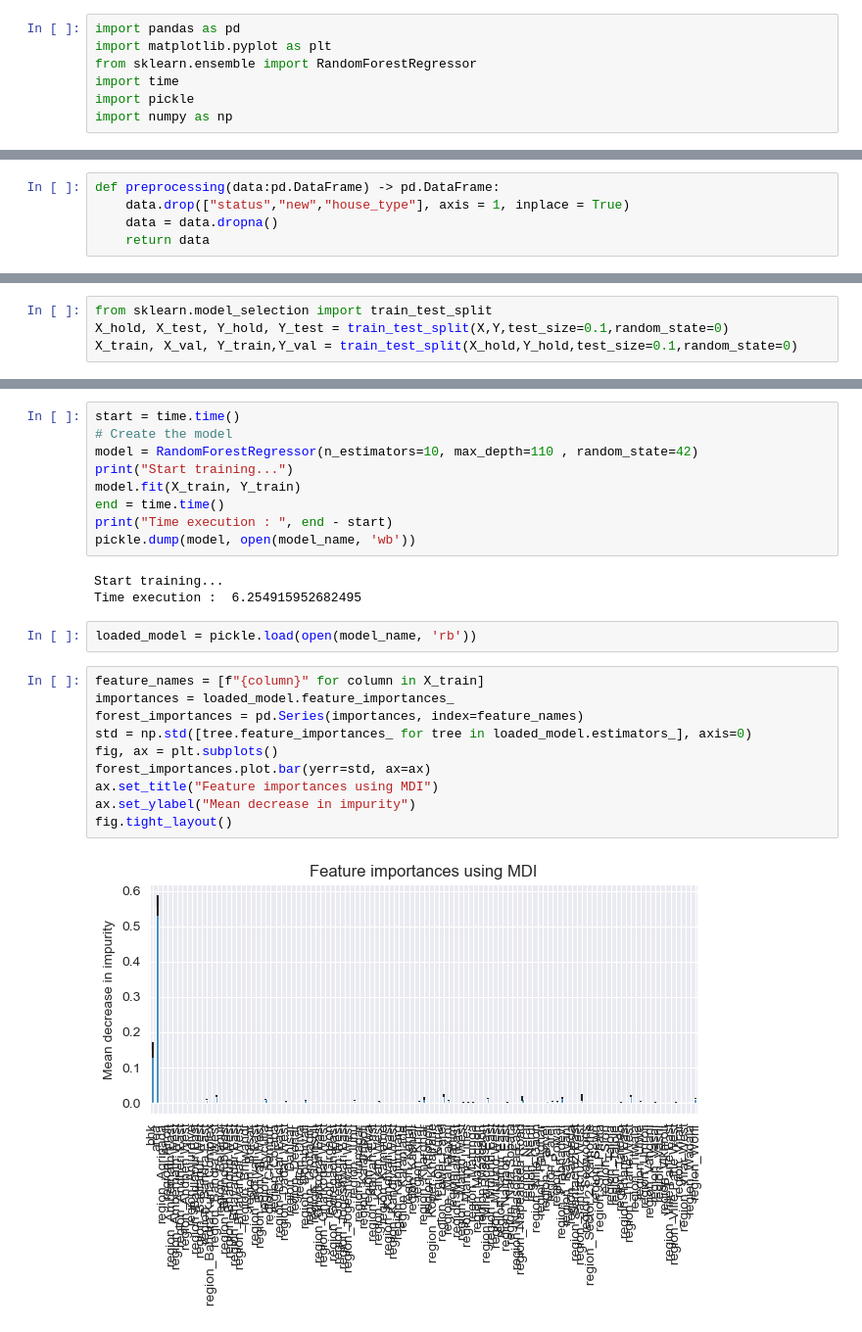
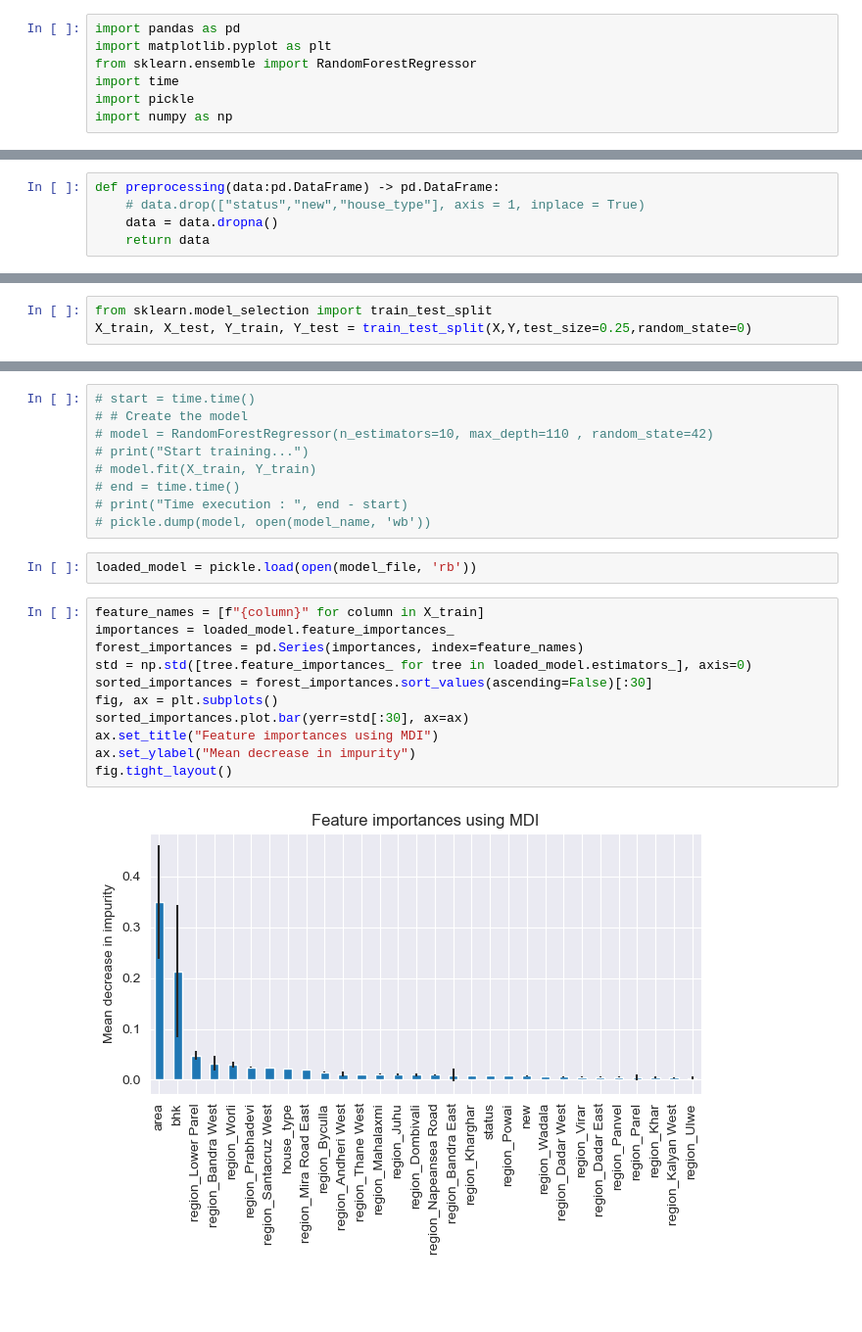
Before and after one commit to MinhPhucLe/Machine-Learning-Project-2023.2, a Jupyter notebook: notebooks/RandomForest/RandomForest_3.ipynb, the cells around one changed output, grey strips where cells are left out. Shown: that part at 98% size. Drawn from its saved outputs; the diff is of its cells as text; blank space fills up the shorter version.

Commit message:
:sparkles: Random Forest

```diff
--- a/notebooks/RandomForest/RandomForest_3.ipynb
+++ b/notebooks/RandomForest/RandomForest_3.ipynb
@@ -44,7 +44,7 @@ new
 Name: count, dtype: int64
 # %%
 def preprocessing(data:pd.DataFrame) -> pd.DataFrame:
-    data.drop(["status","new","house_type"], axis = 1, inplace = True)
+    # data.drop(["status","new","house_type"], axis = 1, inplace = True)
     data = data.dropna()
     return data
 # %%
@@ -85,5 +85,4 @@ print(Y.shape)
 (45332,)
 # %%
 from sklearn.model_selection import train_test_split
-X_hold, X_test, Y_hold, Y_test = train_test_split(X,Y,test_size=0.1,random_state=0)
-X_train, X_val, Y_train,Y_val = train_test_split(X_hold,Y_hold,test_size=0.1,random_state=0)
+X_train, X_test, Y_train, Y_test = train_test_split(X,Y,test_size=0.25,random_state=0)
@@ -203,28 +154,26 @@ plt.show()
 # %%
-start = time.time()
-# Create the model
-model = RandomForestRegressor(n_estimators=10, max_depth=110 , random_state=42)
-print("Start training...")
-model.fit(X_train, Y_train)
-end = time.time()
-print("Time execution : ", end - start)
-pickle.dump(model, open(model_name, 'wb'))
+# start = time.time()
+# # Create the model
+# model = RandomForestRegressor(n_estimators=10, max_depth=110 , random_state=42)
+# print("Start training...")
+# model.fit(X_train, Y_train)
+# end = time.time()
+# print("Time execution : ", end - start)
+# pickle.dump(model, open(model_name, 'wb'))
-# %% [output]
-Start training...
-Time execution :  6.254915952682495
 # %%
-loaded_model = pickle.load(open(model_name, 'rb'))
+loaded_model = pickle.load(open(model_file, 'rb'))
 # %%
 feature_names = [f"{column}" for column in X_train]
 importances = loaded_model.feature_importances_
 forest_importances = pd.Series(importances, index=feature_names)
 std = np.std([tree.feature_importances_ for tree in loaded_model.estimators_], axis=0)
+sorted_importances = forest_importances.sort_values(ascending=False)[:30]
 fig, ax = plt.subplots()
-forest_importances.plot.bar(yerr=std, ax=ax)
+sorted_importances.plot.bar(yerr=std[:30], ax=ax)
 ax.set_title("Feature importances using MDI")
 ax.set_ylabel("Mean decrease in impurity")
 fig.tight_layout()
 # %% [output]
-[figure, old version]
+[figure, new version]
 # %%
 #Make the predictions
```
Also changed, not shown: parts of 15 cells of this notebook, 3 other files.
